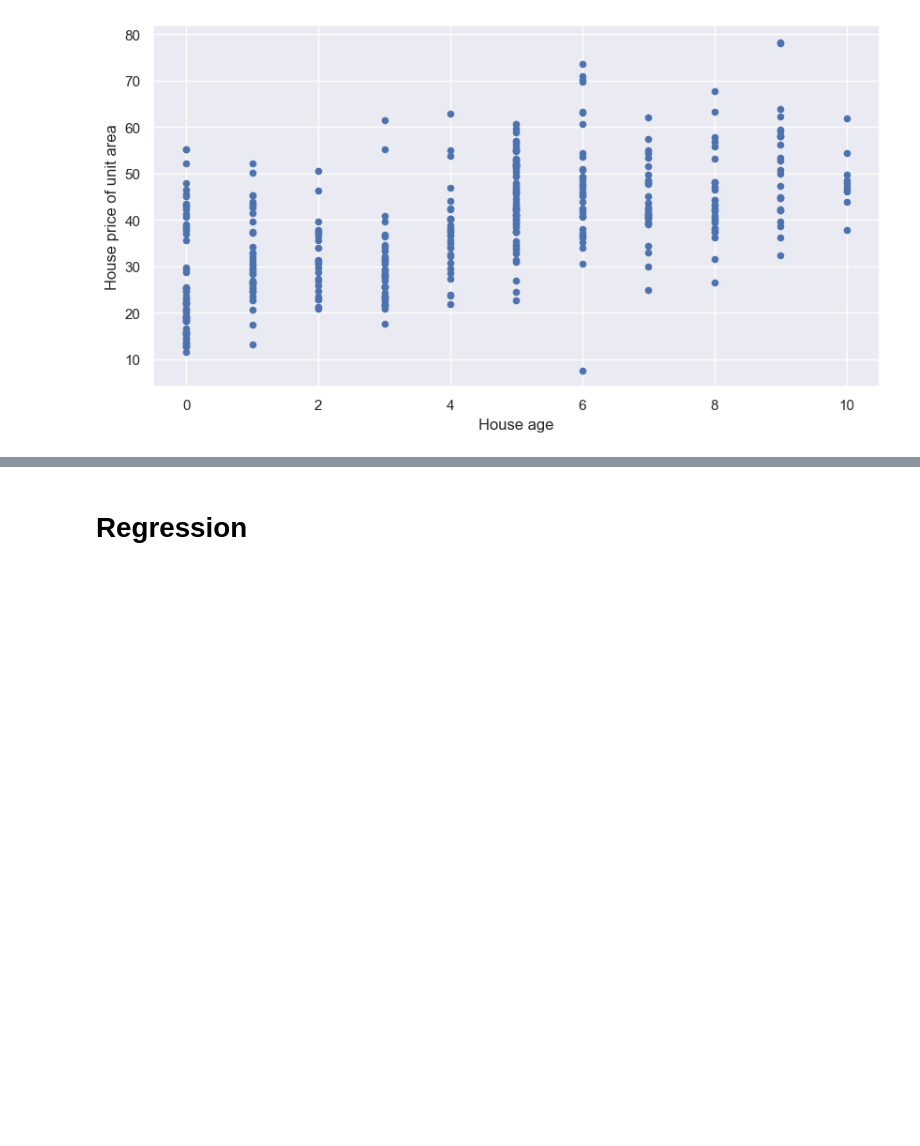
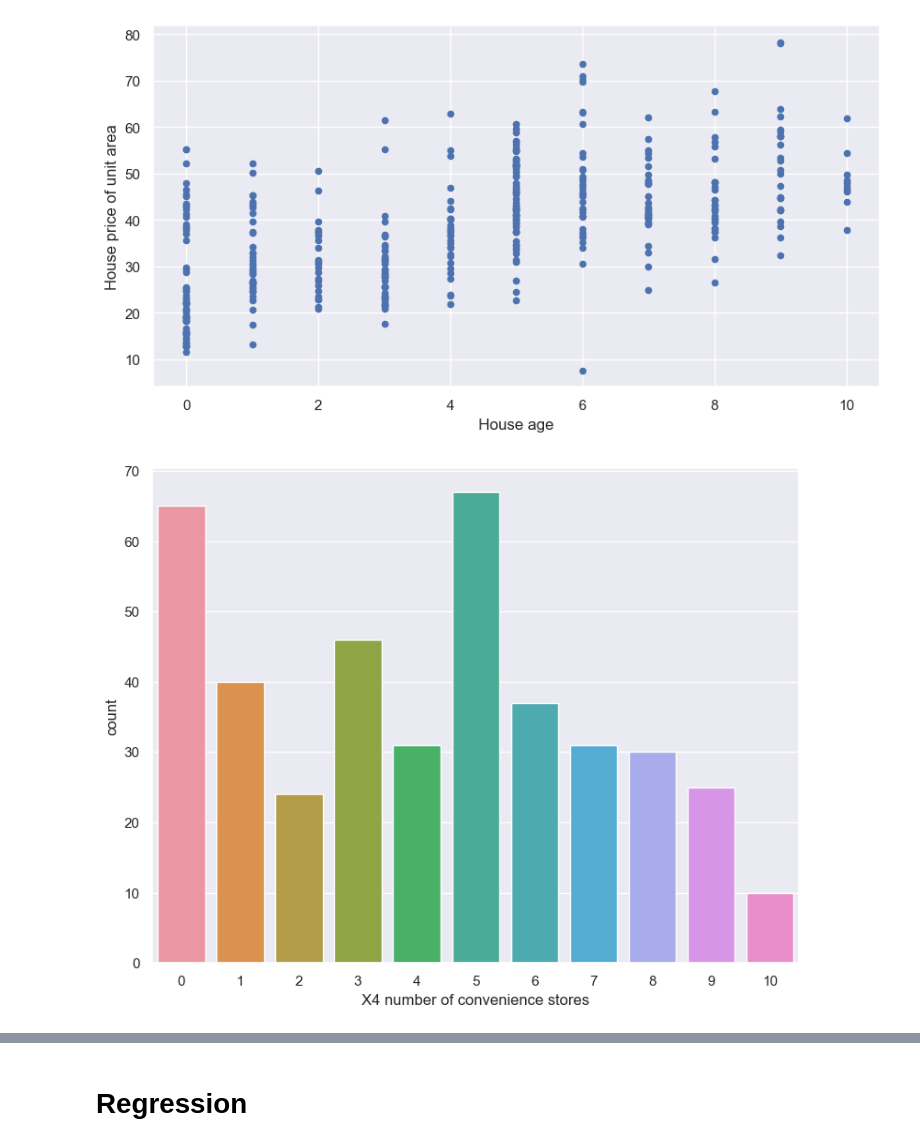
Before and after one commit to pooyanosk1382/ML, a Jupyter notebook: Assignment1/Real State/realState.ipynb, the cells around one changed output, grey strips where cells are left out. Drawn from its saved outputs; the diff is of its cells as text; code cells hidden in the pictures; blank space fills up the shorter version.

```diff
--- a/Assignment1/Real State/realState.ipynb
+++ b/Assignment1/Real State/realState.ipynb
@@ -280,3 +280,9 @@ file.plot(kind='scatter', x='X4 number of convenience stores', y='Y house price
 # %% [output]
 <AxesSubplot: xlabel='House age', ylabel='House price of unit area'>
 [figure]
+# %%
+plt.figure(figsize=(20, 7))
+plt.subplot(121), sns.countplot(x='X4 number of convenience stores', data=file)
+plt.show()
+# %% [output]
+[figure, added]
```
Also changed, not shown: parts of 2 cells of this notebook.
